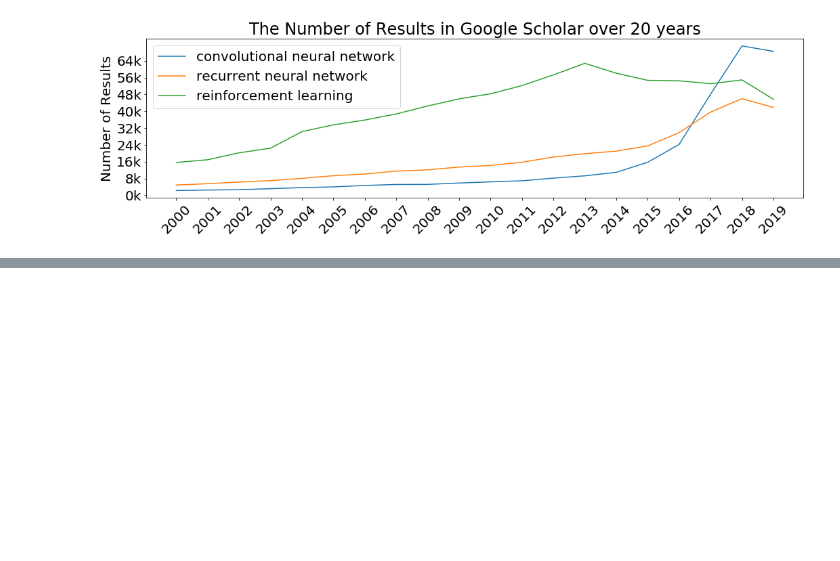
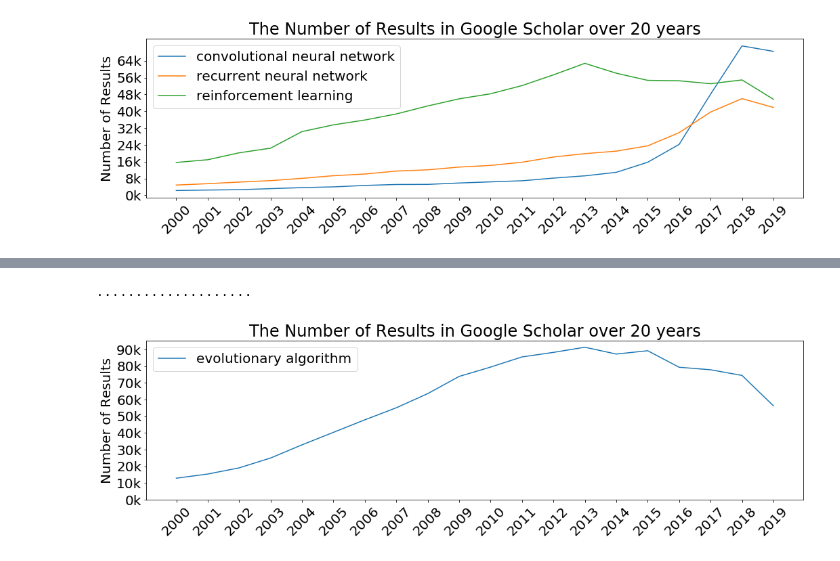
Before and after one commit to liusida/Google-Scholar-Trends, a Jupyter notebook: Google-Scholar-Trends.ipynb, the cells around one changed output, grey strips where cells are left out. Cells and saved outputs as stored; diff of their text form; code cells hidden in the pictures; blank space fills up the shorter version.

```diff
--- a/Google-Scholar-Trends.ipynb
+++ b/Google-Scholar-Trends.ipynb
@@ -132,0 +138,6 @@ plot_terms(["genetic programming", "genetic algorithm", "evolutionary strategies
+# %%
+# add a force=True if you want to force the program to fetch data from server, instead of using cache.
+plot_terms(["evolutionary algorithm"], force=True)
+# %% [output]
+....................
+[figure, added]
```
Also changed, not shown: parts of 4 cells of this notebook, 3 other files.
